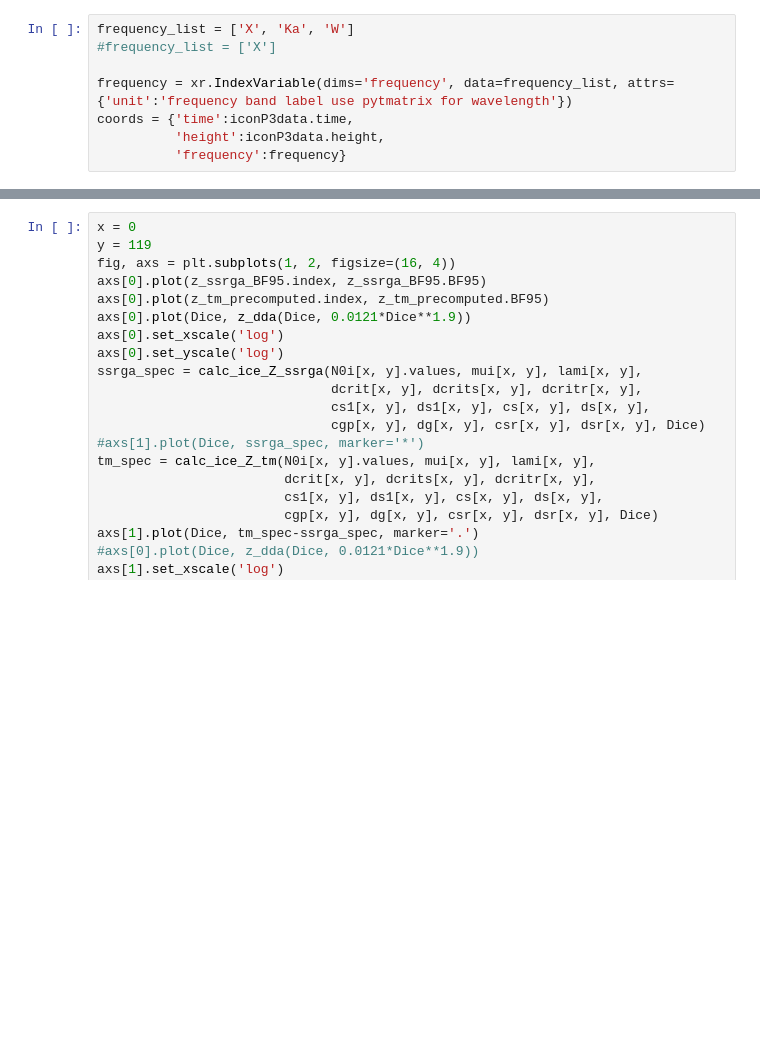
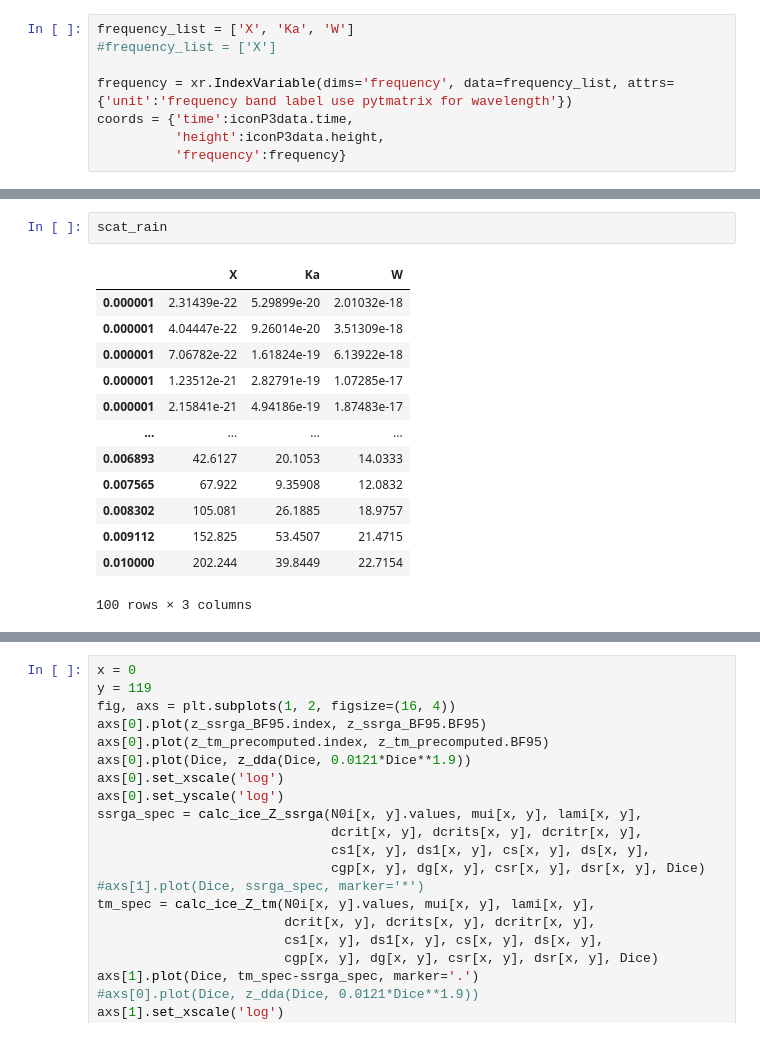
Before and after one commit to OPTIMICe-team/cloud-microphysics, a Jupyter notebook: P3/FWDsimP3.ipynb, the cells around one changed output, grey strips where cells are left out. Cells and saved outputs as stored; diff of their text form; blank space fills up the shorter version.

```diff
--- a/P3/FWDsimP3.ipynb
+++ b/P3/FWDsimP3.ipynb
@@ -350,0 +348,16 @@ Calculating ice Z ssrga  1186.8635301589966 seconds
+# %%
+scat_rain
+# %% [output]
+|  | X | Ka | W |
+| 0.000001 | 2.31439e-22 | 5.29899e-20 | 2.01032e-18 |
+| 0.000001 | 4.04447e-22 | 9.26014e-20 | 3.51309e-18 |
+| 0.000001 | 7.06782e-22 | 1.61824e-19 | 6.13922e-18 |
+| 0.000001 | 1.23512e-21 | 2.82791e-19 | 1.07285e-17 |
+| 0.000001 | 2.15841e-21 | 4.94186e-19 | 1.87483e-17 |
+| ... | ... | ... | ... |
+| 0.006893 | 42.6127 | 20.1053 | 14.0333 |
+| 0.007565 | 67.922 | 9.35908 | 12.0832 |
+| 0.008302 | 105.081 | 26.1885 | 18.9757 |
+| 0.009112 | 152.825 | 53.4507 | 21.4715 |
+| 0.010000 | 202.244 | 39.8449 | 22.7154 |
+100 rows × 3 columns
```
Also changed, not shown: parts of 5 cells of this notebook, 3 other files.
